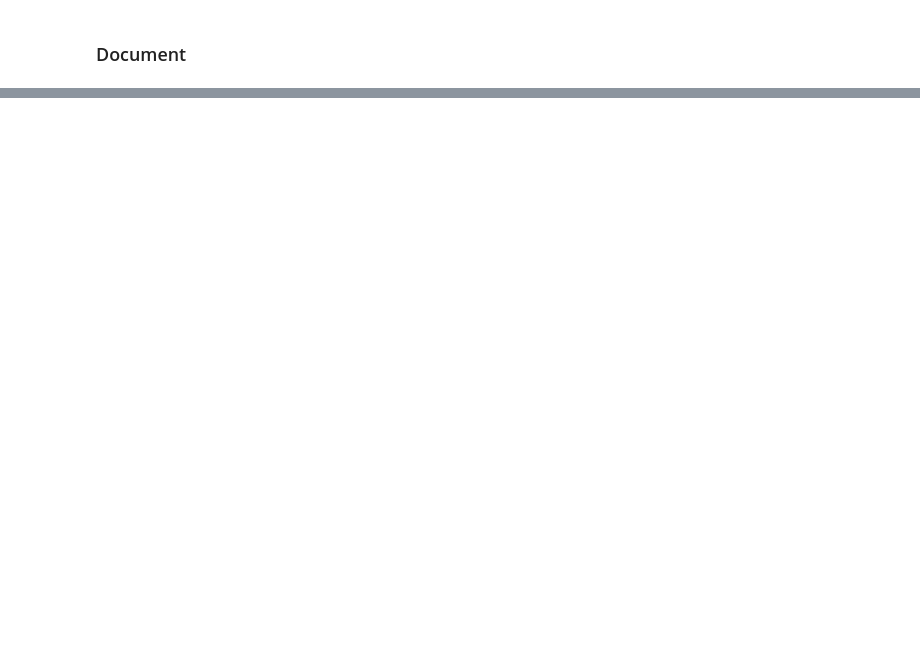
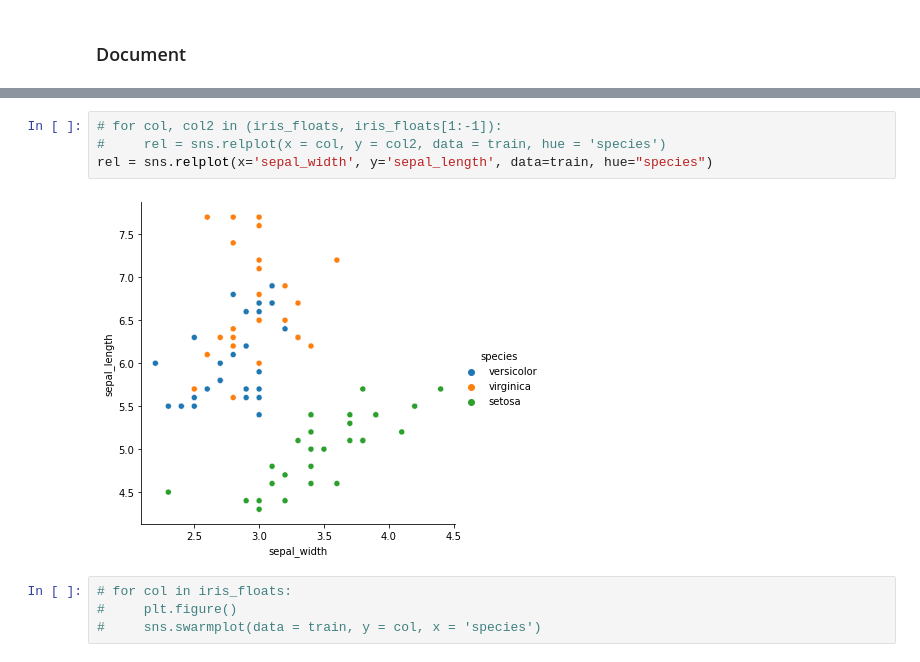
Before and after one commit to wheelerjoshua/classification-exercises, a Jupyter notebook: classification_exercises.ipynb, the cells around one changed output, grey strips where cells are left out. Drawn from its saved outputs; the diff is of its cells as text; blank space fills up the shorter version.

```diff
--- a/classification_exercises.ipynb
+++ b/classification_exercises.ipynb
@@ -515,0 +618,10 @@ plt.bar(train.species, frequency[1])
+# %%
+# for col, col2 in (iris_floats, iris_floats[1:-1]):
+#     rel = sns.relplot(x = col, y = col2, data = train, hue = 'species')
+rel = sns.relplot(x='sepal_width', y='sepal_length', data=train, hue="species")
+# %% [output]
+[figure, added]
+# %%
+# for col in iris_floats:
+#     plt.figure()
+#     sns.swarmplot(data = train, y = col, x = 'species')
```
Also changed, not shown: parts of 43 cells of this notebook, 1 other file.
